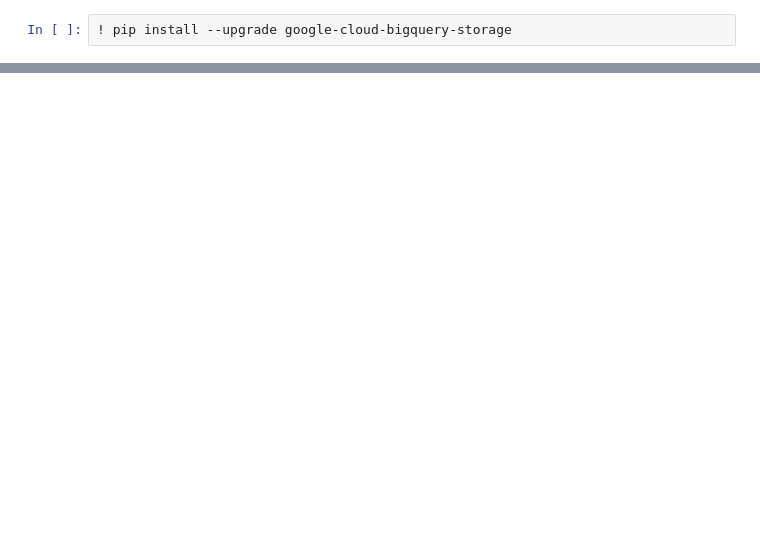
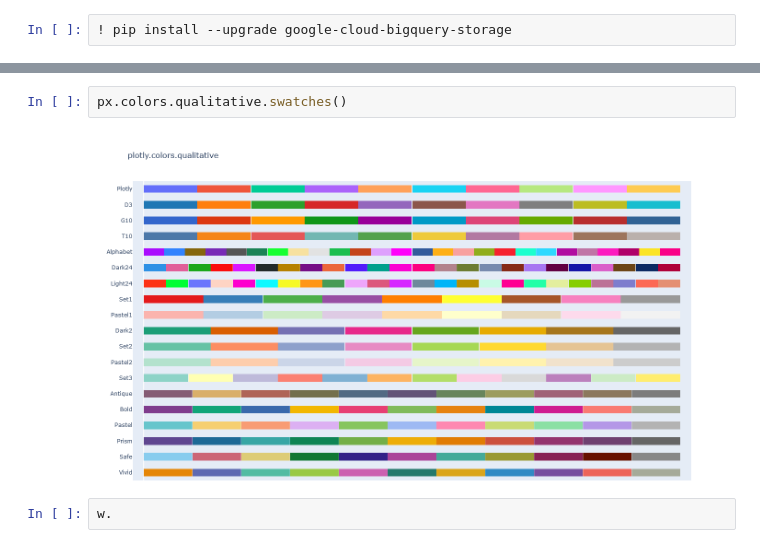
Before and after one commit to Tarleton-Math/MathVGerrmandering_CMAT_2021, a Jupyter notebook: Gerrymandering_v3.ipynb, the cells around one changed output, grey strips where cells are left out. Cells and saved outputs as stored; diff of their text form; blank space fills up the shorter version.

```diff
--- a/Gerrymandering_v3.ipynb
+++ b/Gerrymandering_v3.ipynb
@@ -304,0 +315,6 @@ Getting graph - already exists
+# %%
+px.colors.qualitative.swatches()
+# %% [output]
+[figure, added]
+# %%
+w.
```
Also changed, not shown: parts of 2 cells of this notebook.
